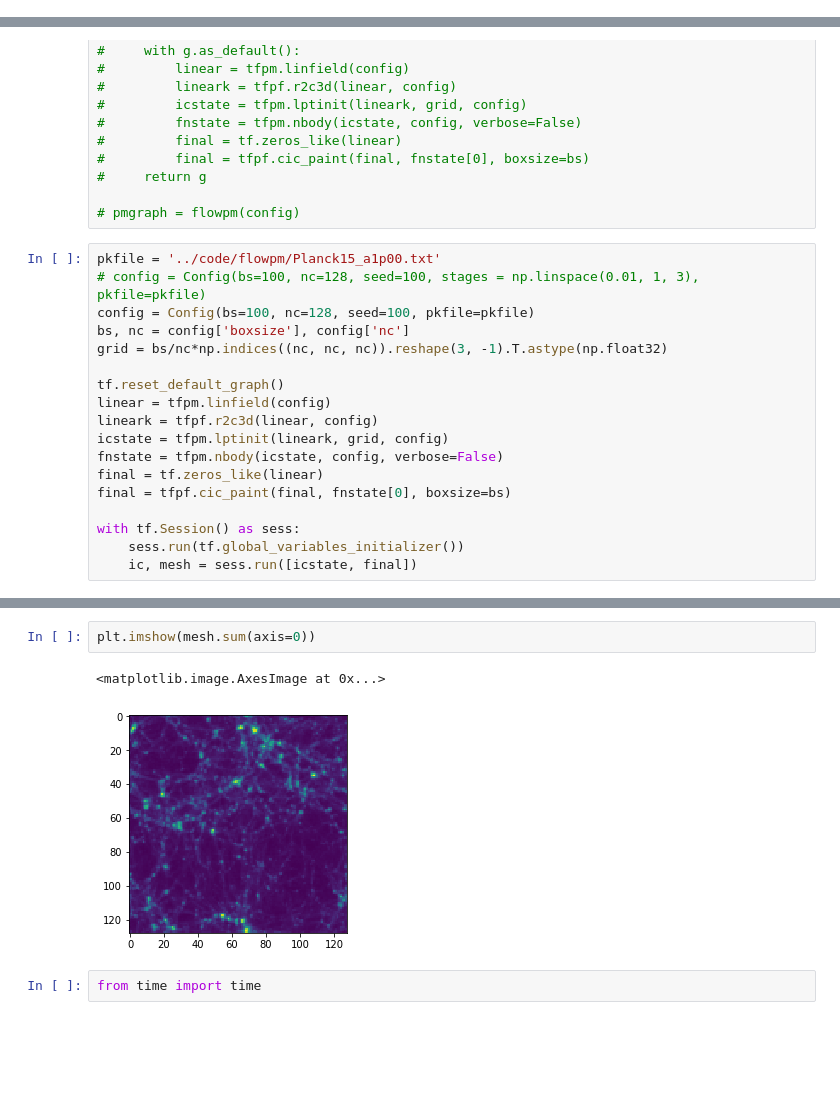
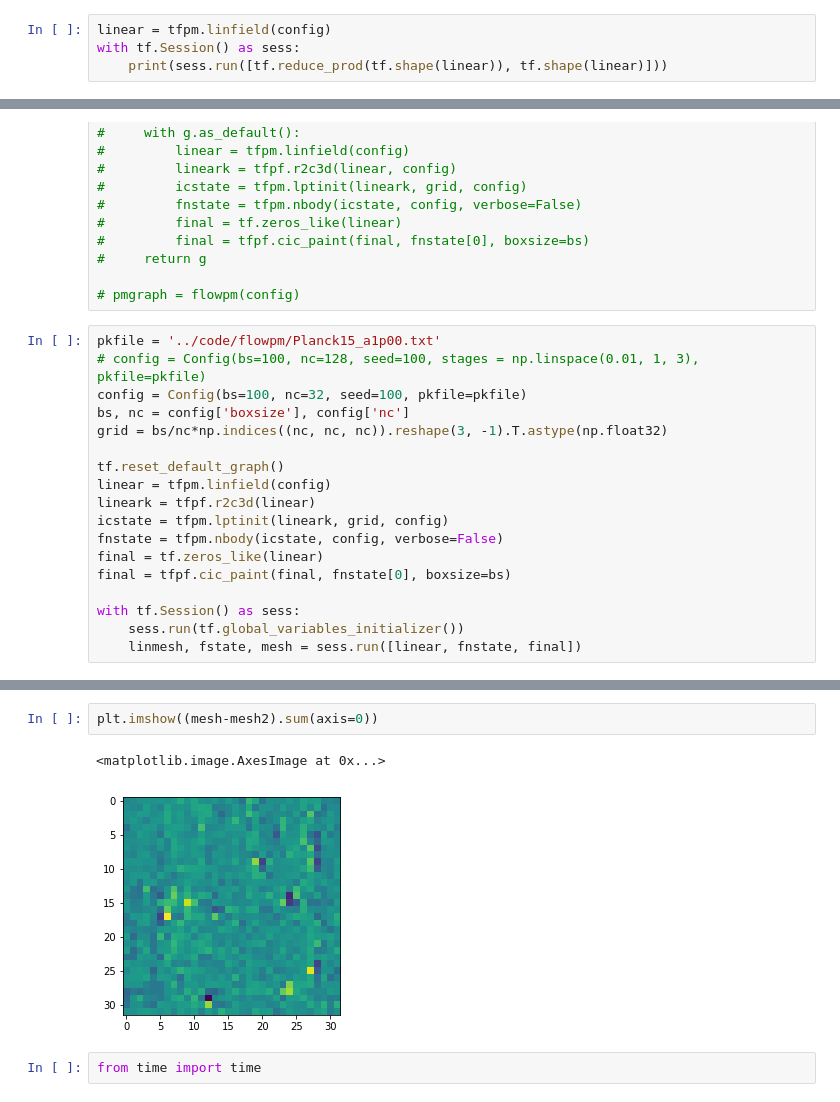
Before and after one commit to modichirag/galmodel, a Jupyter notebook: notebooks/ReconPM.ipynb, the cells around one changed output, grey strips where cells are left out. Drawn from its saved outputs; the diff is of its cells as text; blank space fills up the shorter version.

```diff
--- a/notebooks/ReconPM.ipynb
+++ b/notebooks/ReconPM.ipynb
@@ -81,3 +81,7 @@ grid = bs/nc*np.indices((nc, nc, nc)).reshape(3, -1).T.astype(np.float32)
 # with tf.Session() as sess:
 #     sess.run(tf.global_variables_initializer())
 #     linmesh, finmesh, fstate = sess.run([linear, final, icstate])
+# %%
+linear = tfpm.linfield(config)
+with tf.Session() as sess:
+    print(sess.run([tf.reduce_prod(tf.shape(linear)), tf.shape(linear)]))
@@ -425,13 +431,13 @@ plt.imshow((truemesh-reconmesh).sum(axis=0))
 # %%
 pkfile = '../code/flowpm/Planck15_a1p00.txt'
 # config = Config(bs=100, nc=128, seed=100, stages = np.linspace(0.01, 1, 3), pkfile=pkfile)
-config = Config(bs=100, nc=128, seed=100, pkfile=pkfile)
+config = Config(bs=100, nc=32, seed=100, pkfile=pkfile)
 bs, nc = config['boxsize'], config['nc']
 grid = bs/nc*np.indices((nc, nc, nc)).reshape(3, -1).T.astype(np.float32)
 
 tf.reset_default_graph()
 linear = tfpm.linfield(config)
-lineark = tfpf.r2c3d(linear, config)
+lineark = tfpf.r2c3d(linear)
 icstate = tfpm.lptinit(lineark, grid, config)
 fnstate = tfpm.nbody(icstate, config, verbose=False)
 final = tf.zeros_like(linear)
@@ -439,4 +445,4 @@ final = tfpf.cic_paint(final, fnstate[0], boxsize=bs)
 
 with tf.Session() as sess:
     sess.run(tf.global_variables_initializer())
-    ic, mesh = sess.run([icstate, final])
+    linmesh, fstate, mesh = sess.run([linear, fnstate, final])
@@ -443,8 +555,8 @@ with tf.Session() as sess:
 # %%
-plt.imshow(mesh.sum(axis=0))
+plt.imshow((mesh-mesh2).sum(axis=0))
 # %% [output]
 <matplotlib.image.AxesImage at 0x...>
-[figure, old version]
+[figure, new version]
 # %%
 from time import time
 # %%
```
Also changed, not shown: parts of 9 cells of this notebook, 3 other files.
